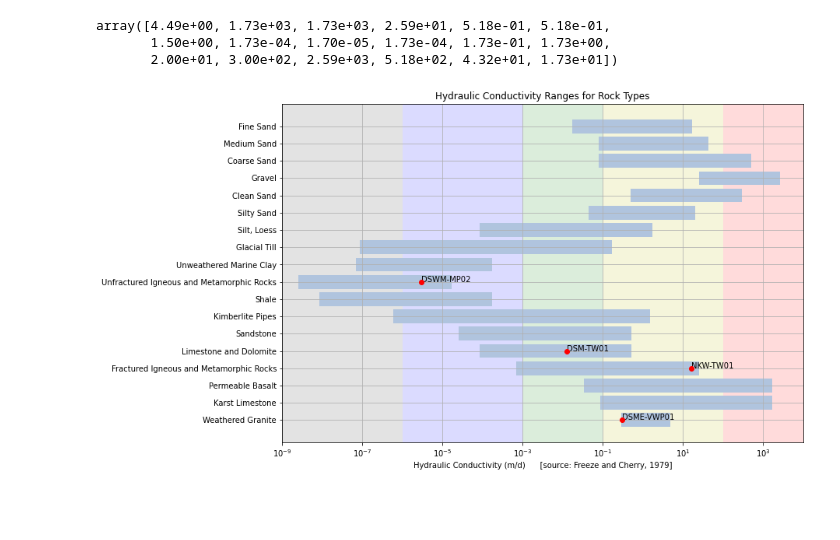
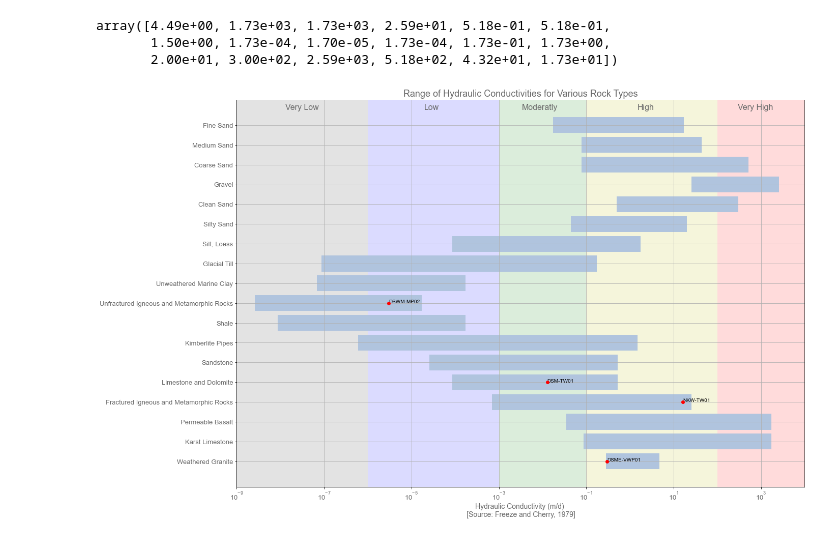
Before and after one commit to Skrapnell7/K-Value_Plots, a Jupyter notebook: K-GraphPlot_v1.ipynb, the cells around one changed output. Saved outputs shown, nothing was run; the diff lists cells and outputs as text; code cells hidden in the pictures; blank space fills up the shorter version.

Commit message:
Updates
Updated the code to included a Library with range of K-values for the various rock types. And added text to the output plot.

```diff
--- a/K-GraphPlot_v1.ipynb
+++ b/K-GraphPlot_v1.ipynb
@@ -6,6 +6,17 @@ import pandas as pd
 import numpy as np
 import matplotlib.pyplot as plt
 
+
+from matplotlib import rcParams
+rcParams['font.family']='sans-serif'
+rcParams['font.sans-serif']=['Arial']
+rcParams['ytick.labelsize'] = 13
+rcParams['xtick.labelsize'] = 13
+rcParams['xtick.labelcolor'] = 'dimgrey'
+rcParams['ytick.labelcolor'] = 'dimgrey'
+
+import warnings
+warnings.filterwarnings('ignore')
 # Baseplot - Import BasePlot Data:
-df = pd.read_csv('georock.csv')
-df
+#df = pd.read_csv(r'georock.csv')
+#df
@@ -29,0 +23,10 @@ df
+# %%
+# Load the range of hydraulic conductivities for various rock types, based on Freeze and Cherry (1979)
+
+dic_rock_krange = {'rock_name':('Weathered Granite','Karst Limestone','Permeable Basalt','Fractured Igneous and Metamorphic Rocks','Limestone and Dolomite','Sandstone','Kimberlite Pipes','Shale','Unfractured Igneous and Metamorphic Rocks','Unweathered Marine Clay','Glacial Till','Silt, Loess','Silty Sand','Clean Sand','Gravel','Coarse Sand','Medium Sand','Fine Sand'),
+                   'k_max': (4.49, 1730, 1730, 25.9, 0.518, 0.518, 1.5, 0.000173, 0.000017, 0.000173, 0.173, 1.73, 20, 300, 2590, 518, 43.2, 17.3),
+                   'k_min': (2.850000e-01,8.640000e-02,3.460000e-02,6.910000e-04,8.640000e-05,2.590000e-05,6.000000e-07,8.640000e-09,2.590000e-09,6.910000e-08,8.640000e-08,8.640000e-05,4.500000e-02,5.000000e-01,2.590000e+01,7.780000e-02,7.780000e-02,1.730000e-02),
+                   'loc': (95,90,85,80,75,70,65,60,55,45,40,35,30,25,20,15,10,5)}
+# %%
+df = pd.DataFrame(dic_rock_krange)
+df
@@ -99,40 +120,46 @@ array([4.49e+00, 1.73e+03, 1.73e+03, 2.59e+01, 5.18e-01, 5.18e-01,
 # %%
 #plt.barh(y, width, height=0.8, left=None, *, align='center /edge', **kwargs)
 
-fig,(ax)=plt.subplots(1,1,figsize=(12,8))
+fig,(ax)=plt.subplots(1,1,figsize=(20,14))
 
 #Plot Hydrualic Conductivity Zones:
 plt.axvspan(100, 10000, facecolor='r', alpha=0.14)             #'High'
 plt.axvspan(0.1, 100, facecolor='y', alpha=0.14)               #'Intermediate'
 plt.axvspan(0.001, 0.1, facecolor='g', alpha=0.14)              #'Low'
 plt.axvspan(0.000001, 0.001, facecolor='b', alpha=0.14)         #'Very Low'
 plt.axvspan(0.000000001, 0.000001, facecolor='k', alpha=0.11)  #'Essent. Impermeable'
 
 ax.barh(rocktype_np, kmax_np, left= kmin_np, height=-0.8, align='center', color='lightsteelblue',zorder=1) #color hex=#eac086 #BCDFC1
 ax.scatter(data['K-value (m/d)'], data['Formation'], marker='o', zorder=10, color='r')
 
+# Add text
+ax.annotate('Very High', xy=(100, 'Fine Sand'), xycoords='data', xytext=(40,30), textcoords='offset points',fontsize=16,color='dimgrey')
+ax.annotate('High', xy=(1, 'Fine Sand'), xycoords='data', xytext=(15,30), textcoords='offset points',fontsize=16,color='dimgrey')
+ax.annotate('Moderatly', xy=(0.01, 'Fine Sand'), xycoords='data', xytext=(-40,30), textcoords='offset points',fontsize=16,color='dimgrey')
+ax.annotate('Low', xy=(0.00001, 'Fine Sand'), xycoords='data', xytext=(25,30), textcoords='offset points',fontsize=16,color='dimgrey')
+ax.annotate('Very Low', xy=(0.00000001, 'Fine Sand'), xycoords='data', xytext=(10,30), textcoords='offset points',fontsize=16,color='dimgrey')
 
 #ax.axvline(100, color='k', label='High',alpha=0.3)
 #ax.axvline(0.1, color='k', label='Intermediate', alpha=0.3)
 #ax.axvline(0.01, color='k', label='Low', alpha=0.3)
 #ax.axvline(0.001, color='k', label='Very Low', alpha=0.3)
 #ax.axvline(0.000001, color='k', label='Essent. Impermeable', alpha=0.3)
 
 ax.set_xscale('log')
 #ax.set_xticks()
 
-ax.set_xlabel('Hydraulic Conductivity (m/d)      [source: Freeze and Cherry, 1979]')
-ax.set_title('Hydraulic Conductivity Ranges for Rock Types')
+ax.set_xlabel('Hydraulic Conductivity (m/d) \n[Source: Freeze and Cherry, 1979]',fontsize=14,color='dimgrey')
+ax.set_title('Range of Hydraulic Conductivities for Various Rock Types',fontsize=18,color='dimgrey')
 n = data['Bore_ID']
 for i, txt in enumerate(n):
     ax.annotate(txt, (data['K-value (m/d)'][i], data['Formation'][i]))
 
 ax.grid()
 ax.set_xlim(0.000000001,10000)
 # save the figure to file
 plt.savefig(r'K_Plot1.png',dpi=300,bbox_inches='tight')
 
 #plt.legend()
 #ax.show()
 # %% [output]
-[figure, old version]
+[figure, new version]
```
Also changed, not shown: parts of 2 cells of this notebook, 1 other file.
